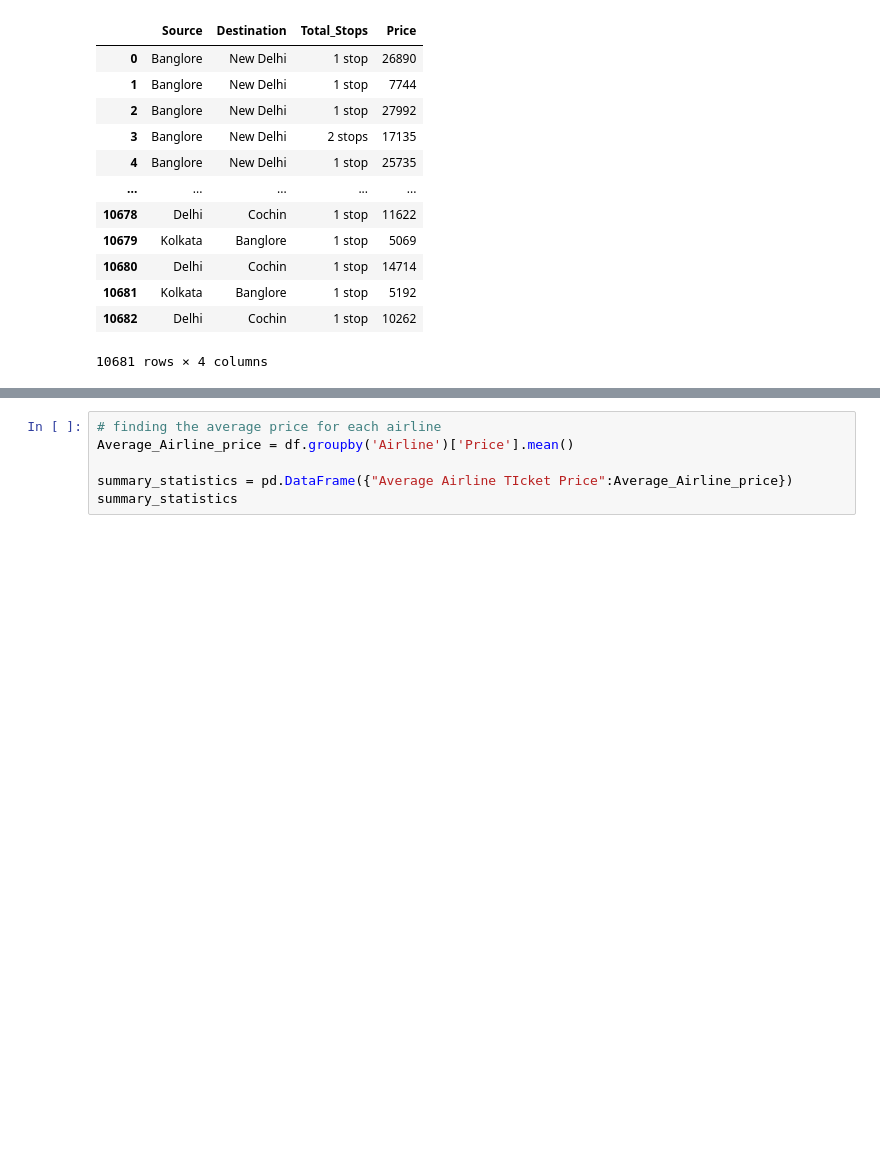
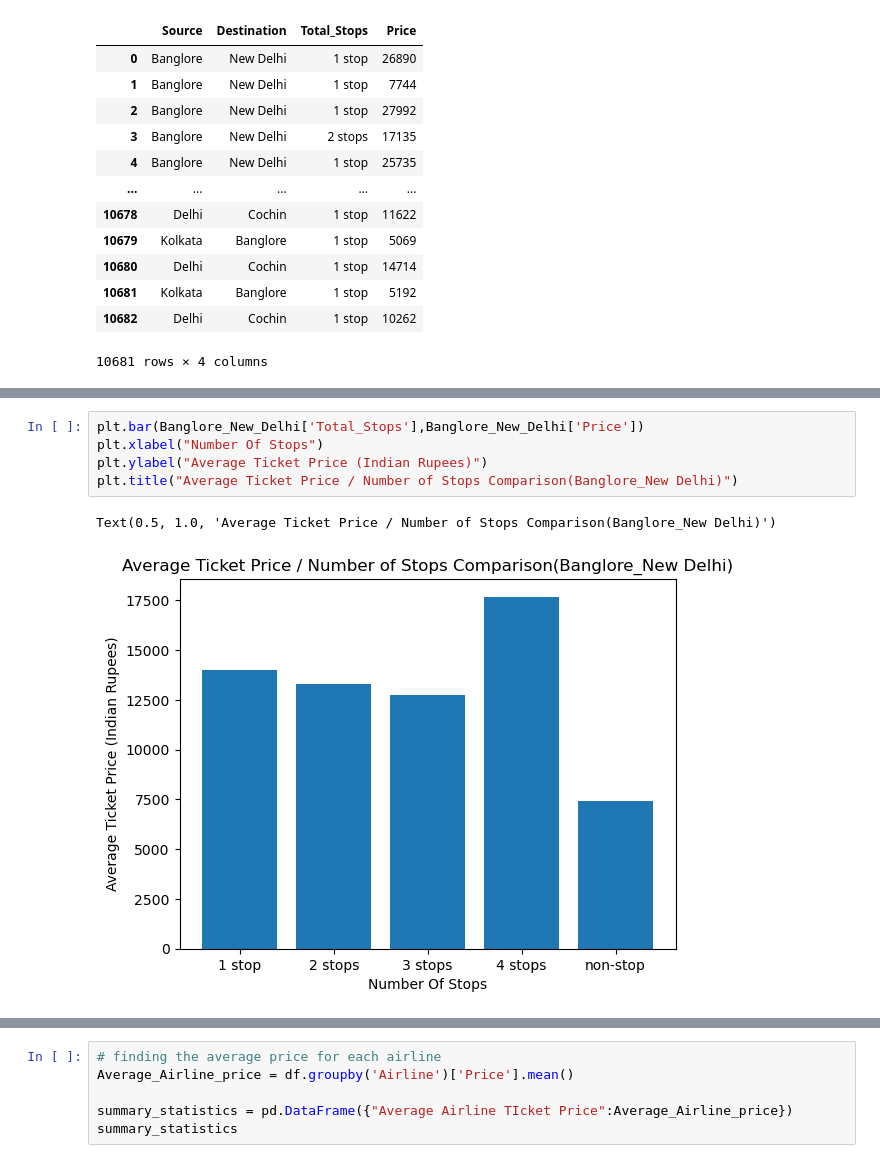
Before and after one commit to mehratif1/Flight_Price_Analysis, a Jupyter notebook: Project1.ipynb, the cells around one changed output, grey strips where cells are left out. Drawn from its saved outputs; the diff is of its cells as text; blank space fills up the shorter version.

```diff
--- a/Project1.ipynb
+++ b/Project1.ipynb
@@ -394,3 +395,11 @@ Banglore_New_Delhi
+# %%
+plt.bar(Banglore_New_Delhi['Total_Stops'],Banglore_New_Delhi['Price'])
+plt.xlabel("Number Of Stops")
+plt.ylabel("Average Ticket Price (Indian Rupees)")
+plt.title("Average Ticket Price / Number of Stops Comparison(Banglore_New Delhi)")
+# %% [output]
+Text(0.5, 1.0, 'Average Ticket Price / Number of Stops Comparison(Banglore_New Delhi)')
+[figure, added]
 # %%
 Kolkata_Banglore=df1.drop([0, 1, 2, 3, 4, 5, 6, 7, 8, 9, 10, 15, 16, 17, 18])
 Kolkata_Banglore
```
Also changed, not shown: parts of 5 cells of this notebook.
